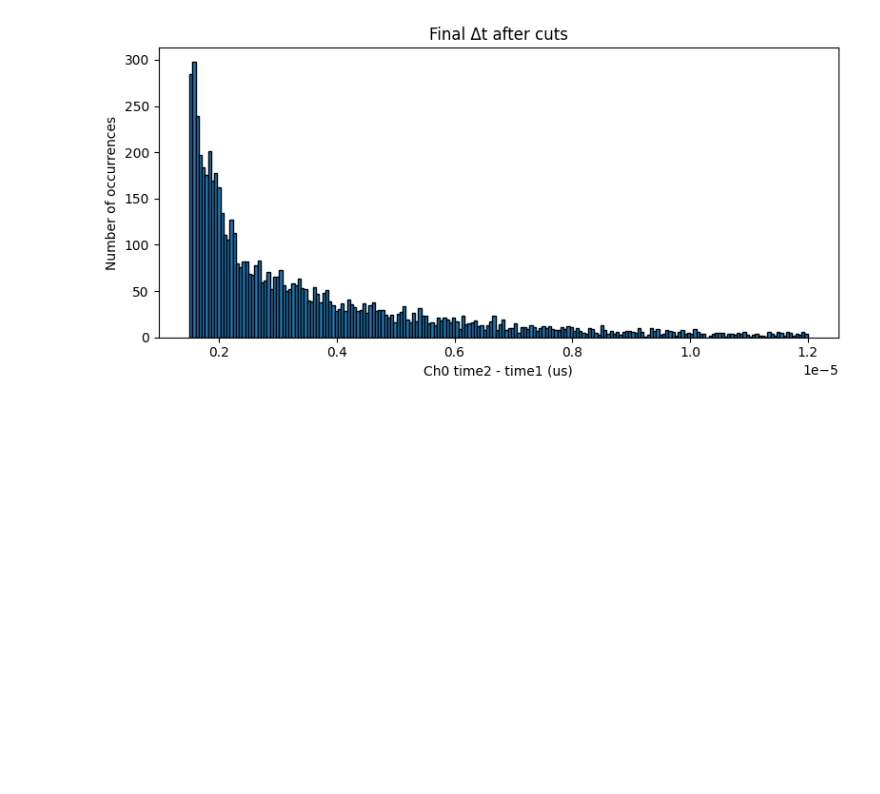
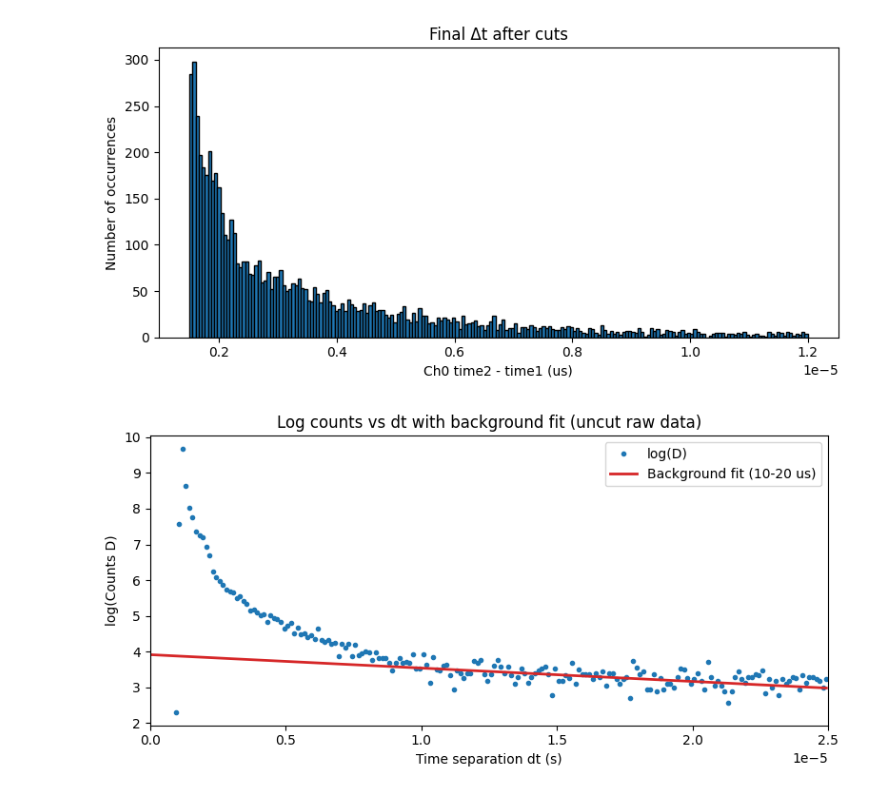
Before and after one commit to Arakjiomar/MUO, a Jupyter notebook: muon_analysis.ipynb, the cells around one changed output. Drawn from its saved outputs; the diff is of its cells as text; code cells hidden in the pictures; blank space fills up the shorter version.

```diff
--- a/muon_analysis.ipynb
+++ b/muon_analysis.ipynb
@@ -371,3 +366,63 @@ display(fig)
 plt.close(fig)
 # %% [output]
 [figure]
+# %%
+# Semi-log plot of counts vs dt using uncut raw data
+import numpy as np
+import matplotlib.pyplot as plt
+
+# Use existing uncut raw DataFrame and ensure delta_t exists
+if 'df_raw' in globals():
+    df_or = df_raw
+else:
+    raise ValueError('df_raw not found. Run the raw data loading cell first.')
+if 'delta_t' not in df_or.columns:
+    if 'Ch0_time1' in df_or.columns and 'Ch0_time2' in df_or.columns:
+        df_or = df_or.copy()
+        df_or['delta_t'] = df_or['Ch0_time2'] - df_or['Ch0_time1']
+    else:
+        raise ValueError('delta_t missing and Ch0_time1/Ch0_time2 not found.')
+delta_t = df_or['delta_t'].to_numpy()
+
+# Histogram settings
+bins = 200
+t_min = 0.0
+t_max = 25e-6
+mask_range = (delta_t >= t_min) & (delta_t <= t_max)
+delta_t = delta_t[mask_range]
+counts, edges = np.histogram(delta_t, bins=bins, range=(t_min, t_max))
+centers = 0.5 * (edges[:-1] + edges[1:])
+
+# Background fit window (10 to 20 us) in semi-log space
+bkg_min = 10e-6
+bkg_max = 20e-6
+bkg_mask = (centers >= bkg_min) & (centers <= bkg_max) & (counts > 0)
+
+if np.count_nonzero(bkg_mask) < 2:
+    raise ValueError('Not enough nonzero bins in background window to fit.')
+
+# Fit log(counts) = m * t + b in the background window
+log_counts_bkg = np.log(counts[bkg_mask])
+fit_coeff = np.polyfit(centers[bkg_mask], log_counts_bkg, 1)
+m, b = fit_coeff
+log_fit = m * centers + b
+
+# Build log(counts) for plotting (skip zero-count bins)
+log_counts = np.full_like(centers, np.nan, dtype=float)
+pos_mask = counts > 0
+log_counts[pos_mask] = np.log(counts[pos_mask])
+
+# Plot log(counts) and linear fit in log space
+fig, ax = plt.subplots(figsize=(8, 4))
+ax.plot(centers, log_counts, marker='o', linestyle='none', markersize=3, label='log(D)')
+ax.plot(centers, log_fit, color='C3', linewidth=2, label='Background fit (10-20 us)')
+ax.set_xlabel('Time separation dt (s)')
+ax.set_ylabel('log(Counts D)')
+ax.set_title('Log counts vs dt with background fit (uncut raw data)')
+ax.set_xlim(t_min, t_max)
+ax.legend()
+fig.tight_layout()
+display(fig)
+plt.close(fig)
+# %% [output]
+[figure, added]
```
Also changed, not shown: parts of 2 cells of this notebook, 1 other file.
